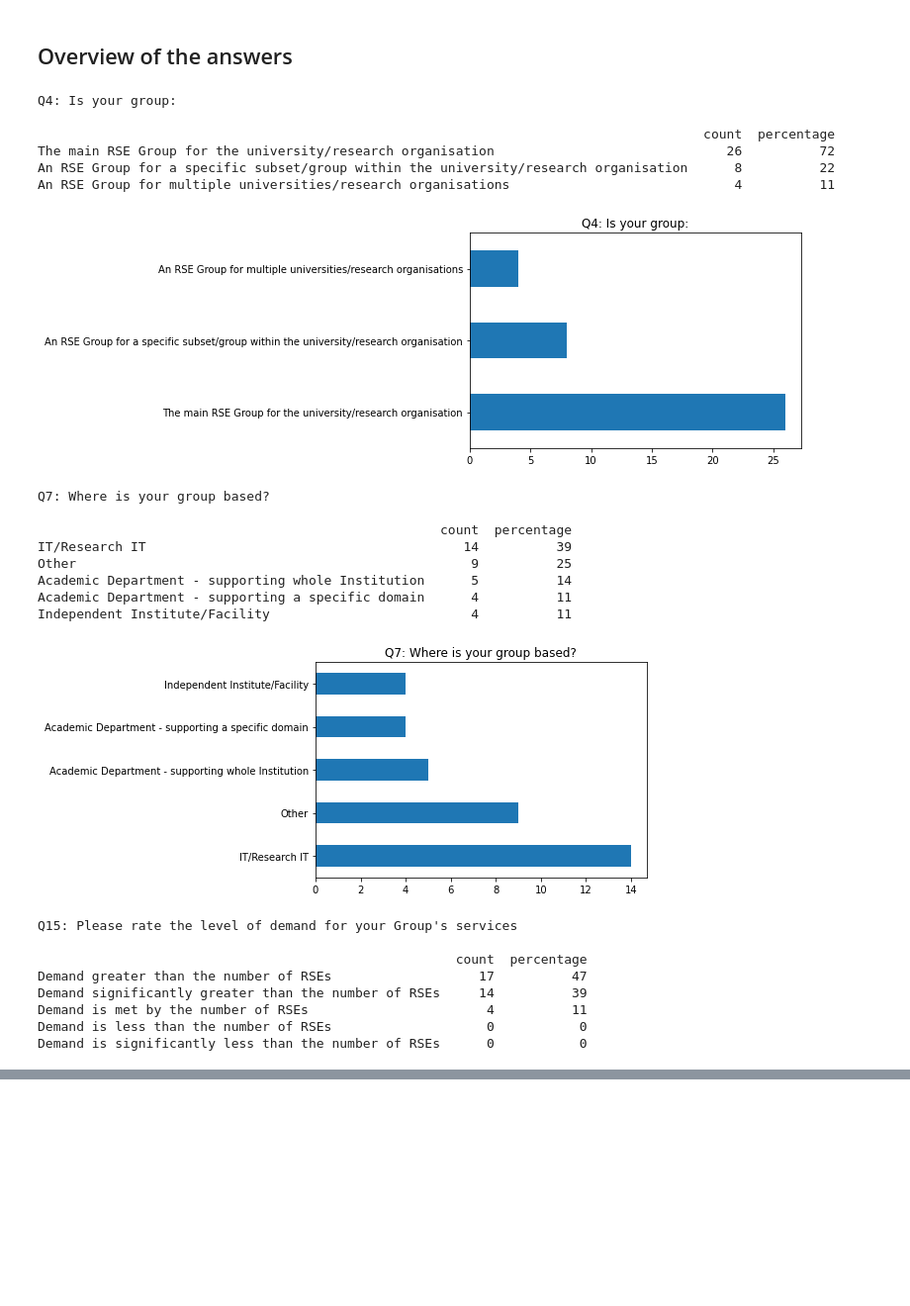
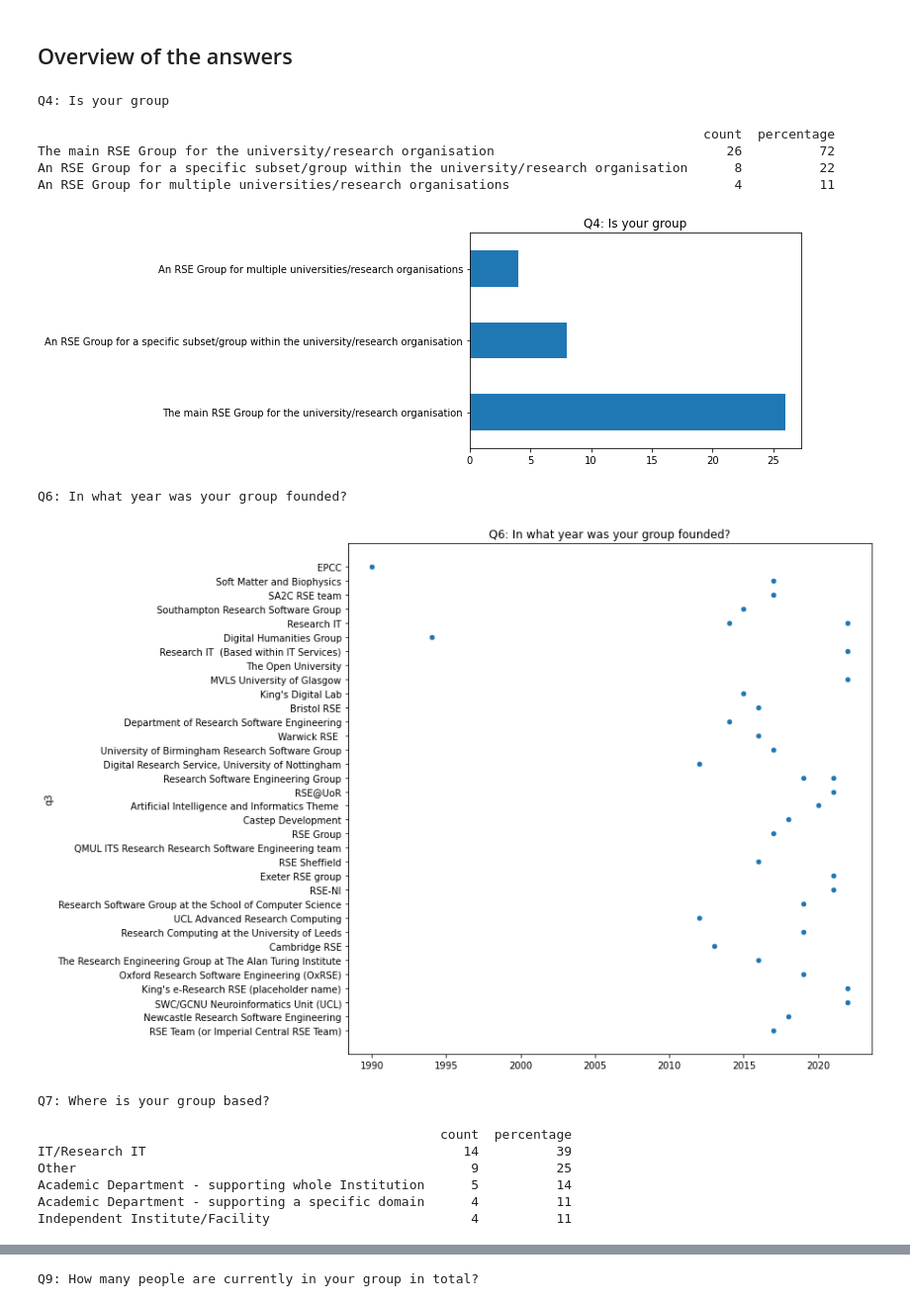
Before and after one commit to softwaresaved/RSE-Group-Leaders-Survey-2023_Python, a Jupyter notebook: notebooks/PRODUCE_report.ipynb, the cells around one changed output, grey strips where cells are left out. Shown at 99% size. Saved outputs shown, nothing was run; the diff lists cells and outputs as text; code cells hidden in the pictures; blank space fills up the shorter version.

Commit message:
Added scatter plots for the number fields.

```diff
--- a/notebooks/PRODUCE_report.ipynb
+++ b/notebooks/PRODUCE_report.ipynb
@@ -50,44 +50,44 @@ Respondents - agreed sharing: 36
 # %%
 importlib.reload(util)
 
 for qst in setup.keys():
+    title = f"{qst.upper()}: {setup[qst]['text'].replace(':', '')}"
     if setup[qst]['type'] == 'checkbox':
         dset_stats = util.derive_checkbox_stats(dset, setup, qst)
-
-        # print the question and the statistics
-        title = f"{qst.upper()}: {setup[qst]['text']}"
+        # print and plot the stats
         print(f"\n{title}\n")
         pd.set_option('precision', 0)
         print(dset_stats.to_string())
-
-        # plot barcharts
         dset_stats.plot.barh(y='count',
-                             legend=False,
-                             title=title
-                             )
+                                legend=False,
+                                title=title
+                                )
         plt.show()
+    elif setup[qst]['type'] == 'number':
+        print(title)
+        # plot the a scatter plot of the qst column versus the name column
+        dset.plot.scatter(x=qst,
+                        y='q3',
+                        xlabel="",
+                        title=title)
+        # set the height of the figure to 10
+        plt.gcf().set_size_inches(10, 10)
+        plt.show()
 # %% [output]
-Q4: Is your group:
+Q4: Is your group
 
                                                                                       count  percentage
 The main RSE Group for the university/research organisation                              26          72
 An RSE Group for a specific subset/group within the university/research organisation      8          22
 An RSE Group for multiple universities/research organisations                             4          11
 [figure]
-Q7: Where is your group based?
-
-                                                    count  percentage
-IT/Research IT                                         14          39
-Other                                                   9          25
-Academic Department - supporting whole Institution      5          14
-Academic Department - supporting a specific domain      4          11
-Independent Institute/Facility                          4          11
+Q6: In what year was your group founded?
-[figure, old version]
+[figure, new version]
-Q15: Please rate the level of demand for your Group's services
+Q7: Where is your group based?
 
-                                                      count  percentage
-Demand greater than the number of RSEs                   17          47
-Demand significantly greater than the number of RSEs     14          39
-Demand is met by the number of RSEs                       4          11
-Demand is less than the number of RSEs                    0           0
-Demand is significantly less than the number of RSEs      0           0
+                                                    count  percentage
+IT/Research IT                                         14          39
+Other                                                   9          25
+Academic Department - supporting whole Institution      5          14
+Academic Department - supporting a specific domain      4          11
+Independent Institute/Facility                          4          11
@@ -102,0 +97 @@ We have funding, but we can't find RSEs to hire
+Q9: How many people are currently in your group in total?
```
Also changed, not shown: parts of 1 cell of this notebook, 12 other files.
